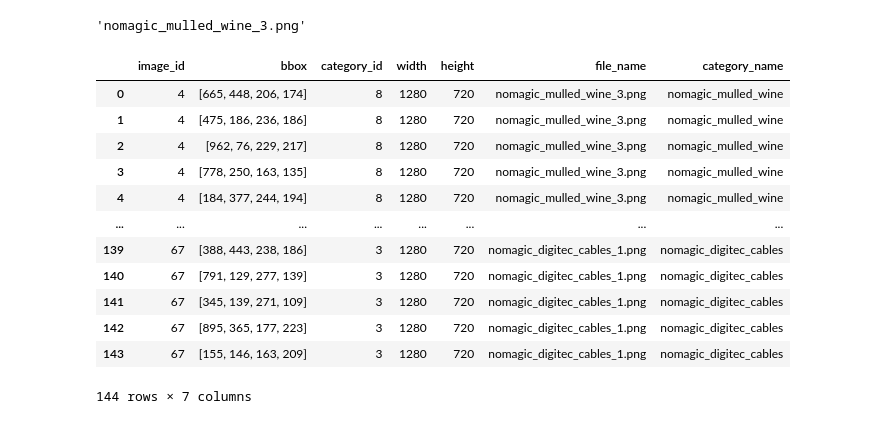
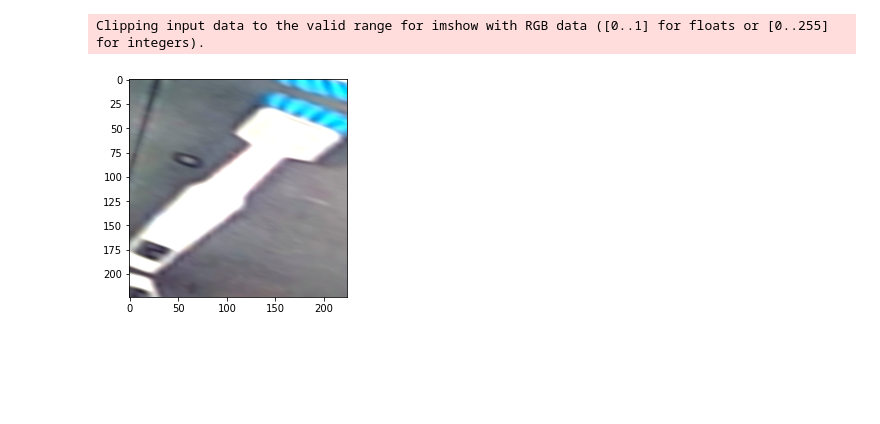
Before and after one commit to hpiotr6/knumxgolem, a Jupyter notebook: dataset-pytorch.ipynb, the cells around one changed output. Cells and saved outputs as stored; diff of their text form; code cells hidden in the pictures; blank space fills up the shorter version.

Commit message:
feat: Return images for triplets not indices.

```diff
--- a/dataset-pytorch.ipynb
+++ b/dataset-pytorch.ipynb
@@ -8,4 +0,0 @@ ref1_merged = pd.read_csv('ref1_merged.csv')
-# %%
-ref1_merged.iloc[0]['file_name']
-# %% [output]
-'nomagic_mulled_wine_3.png'
@@ -14,16 +0,0 @@ ref1_merged.iloc[0]['file_name']
-# %%
-ref1_merged
-# %% [output]
-|  | image_id | bbox | category_id | width | height | file_name | category_name |
-| 0 | 4 | [665, 448, 206, 174] | 8 | 1280 | 720 | nomagic_mulled_wine_3.png | nomagic_mulled_wine |
-| 1 | 4 | [475, 186, 236, 186] | 8 | 1280 | 720 | nomagic_mulled_wine_3.png | nomagic_mulled_wine |
-| 2 | 4 | [962, 76, 229, 217] | 8 | 1280 | 720 | nomagic_mulled_wine_3.png | nomagic_mulled_wine |
-| 3 | 4 | [778, 250, 163, 135] | 8 | 1280 | 720 | nomagic_mulled_wine_3.png | nomagic_mulled_wine |
-| 4 | 4 | [184, 377, 244, 194] | 8 | 1280 | 720 | nomagic_mulled_wine_3.png | nomagic_mulled_wine |
-| ... | ... | ... | ... | ... | ... | ... | ... |
-| 139 | 67 | [388, 443, 238, 186] | 3 | 1280 | 720 | nomagic_digitec_cables_1.png | nomagic_digitec_cables |
-| 140 | 67 | [791, 129, 277, 139] | 3 | 1280 | 720 | nomagic_digitec_cables_1.png | nomagic_digitec_cables |
-| 141 | 67 | [345, 139, 271, 109] | 3 | 1280 | 720 | nomagic_digitec_cables_1.png | nomagic_digitec_cables |
-| 142 | 67 | [895, 365, 177, 223] | 3 | 1280 | 720 | nomagic_digitec_cables_1.png | nomagic_digitec_cables |
-| 143 | 67 | [155, 146, 163, 209] | 3 | 1280 | 720 | nomagic_digitec_cables_1.png | nomagic_digitec_cables |
-144 rows × 7 columns
@@ -29,0 +8,39 @@ ref1_merged
+# %%
+def matplotlib_imshow(img, one_channel=False):
+    if one_channel:
+        img = img.mean(dim=0)
+    img = img / 2 + 0.5     # unnormalize
+    npimg = img.numpy()
+    if one_channel:
+        plt.imshow(npimg, cmap="Greys")
+    else:
+        plt.imshow(np.transpose(npimg, (1, 2, 0)))
+# %%
+IMAGE_HEIGHT = 224
+IMAGE_WIDTH = 224
+transform_Gauss = A.Compose(
+    [
+        A.Resize(height=IMAGE_HEIGHT, width=IMAGE_WIDTH),
+        A.Rotate(p=0.5),
+        A.Transpose(p=0.5),
+        A.OpticalDistortion(p=0.5),
+        A.Lambda(p=0.5),
+        A.Blur(blur_limit=7, p=0.5),
+        # A.Perspective(p=1)
+        A.Normalize(),
+        ToTensorV2(),
+    ]
+)
+
+ref_dataset = ReferenceDataset(
+    img_dir="cropped_ref",
+    annotations_file_path="ref1_merged_with_crops.csv",
+    transform=transform_Gauss,
+)
+
+triplet_dataset = Tripplet(ref_dataset)
+x, y, z = triplet_dataset[0]
+matplotlib_imshow(x[0])
+# %% [output]
+Clipping input data to the valid range for imshow with RGB data ([0..1] for floats or [0..255] for integers).
+[figure, added]
```
Also changed, not shown: parts of 4 cells of this notebook, 2 other files.
